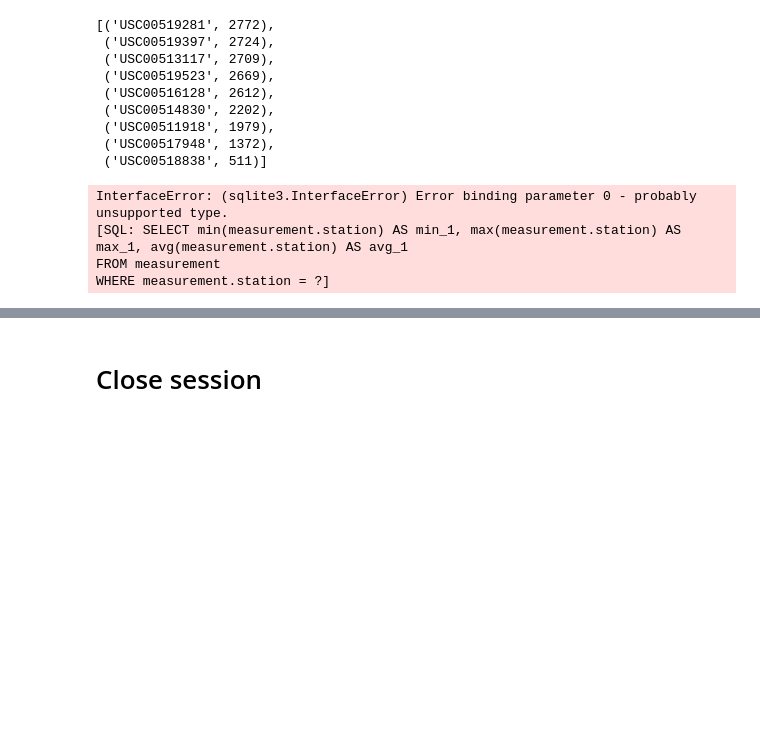
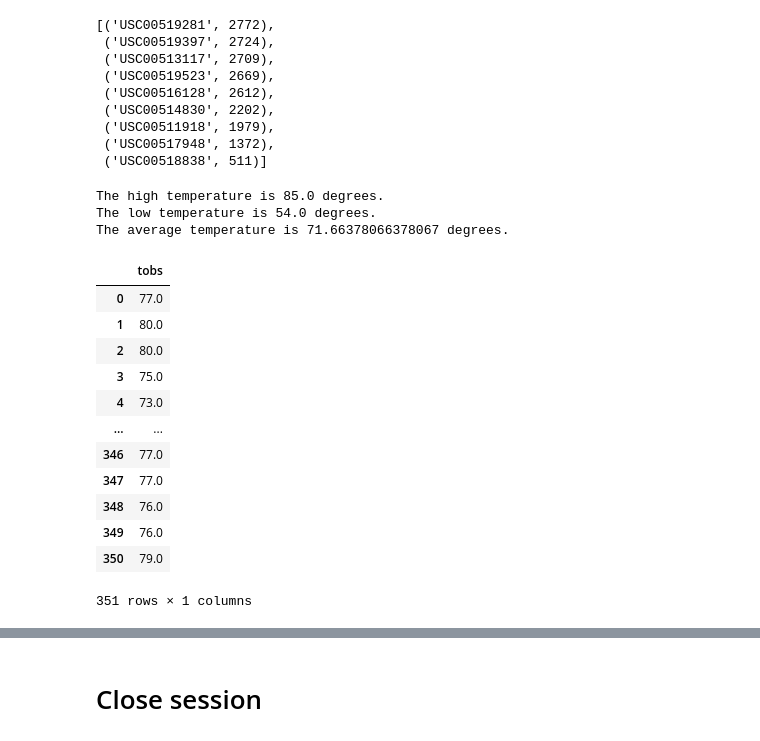
Before and after one commit to GrimmettDS/sqlalchemy-challenge, a Jupyter notebook: climate_starter.ipynb, the cells around one changed output, grey strips where cells are left out. Drawn from its saved outputs; the diff is of its cells as text; code cells hidden in the pictures; blank space fills up the shorter version.

```diff
--- a/climate_starter.ipynb
+++ b/climate_starter.ipynb
@@ -188,19 +188,37 @@ active_station
  ('USC00518838', 511)]
 # %%
 # Using the most active station id from the previous query, calculate the lowest, highest, and average temperature.
-top_station = session.query(func.min(Measurement.station),func.max(Measurement.station),func.avg(Measurement.station)).filter(Measurement.station == active_station).all()
-print(top_station)
-#active_station_low, active_station_high, active_station_avg = top_station[0]
+top_station = active_station[0][0]
+temp_calc = session.query(func.min(Measurement.tobs), func.max(Measurement.tobs), func.avg(Measurement.tobs)).\
+    filter(Measurement.station == top_station).all()
 
-print(f'\nFor the most active station ({top_station}):')
-print(f'Lowest temperature recorded: {top_station_low}')
-print(f'Highest temperature recorded: {top_station_high}')
-print(f'Average temperature recorded: {top_station_avg}')
+print(f'The high temperature is {temp_calc[0][1]} degrees.')
+print(f'The low temperature is {temp_calc[0][0]} degrees.')
+print(f'The average temperature is {temp_calc[0][2]} degrees.')
 # %% [output]
-InterfaceError: (sqlite3.InterfaceError) Error binding parameter 0 - probably unsupported type.
-[SQL: SELECT min(measurement.station) AS min_1, max(measurement.station) AS max_1, avg(measurement.station) AS avg_1
-FROM measurement
-WHERE measurement.station = ?]
+The high temperature is 85.0 degrees.
+The low temperature is 54.0 degrees.
+The average temperature is 71.66378066378067 degrees.
 # %%
 # Using the most active station id
 # Query the last 12 months of temperature observation data for this station and plot the results as a histogram
+station_year=session.query(Measurement.tobs).\
+        filter(Measurement.station=='USC00519281').\
+        filter(Measurement.date >= past_year).all()
+
+station_year_df = pd.DataFrame(station_year, columns=['tobs'])
+station_year_df
+# %% [output]
+|  | tobs |
+| 0 | 77.0 |
+| 1 | 80.0 |
+| 2 | 80.0 |
+| 3 | 75.0 |
+| 4 | 73.0 |
+| ... | ... |
+| 346 | 77.0 |
+| 347 | 77.0 |
+| 348 | 76.0 |
+| 349 | 76.0 |
+| 350 | 79.0 |
+351 rows × 1 columns
```
Also changed, not shown: parts of 2 cells of this notebook.
